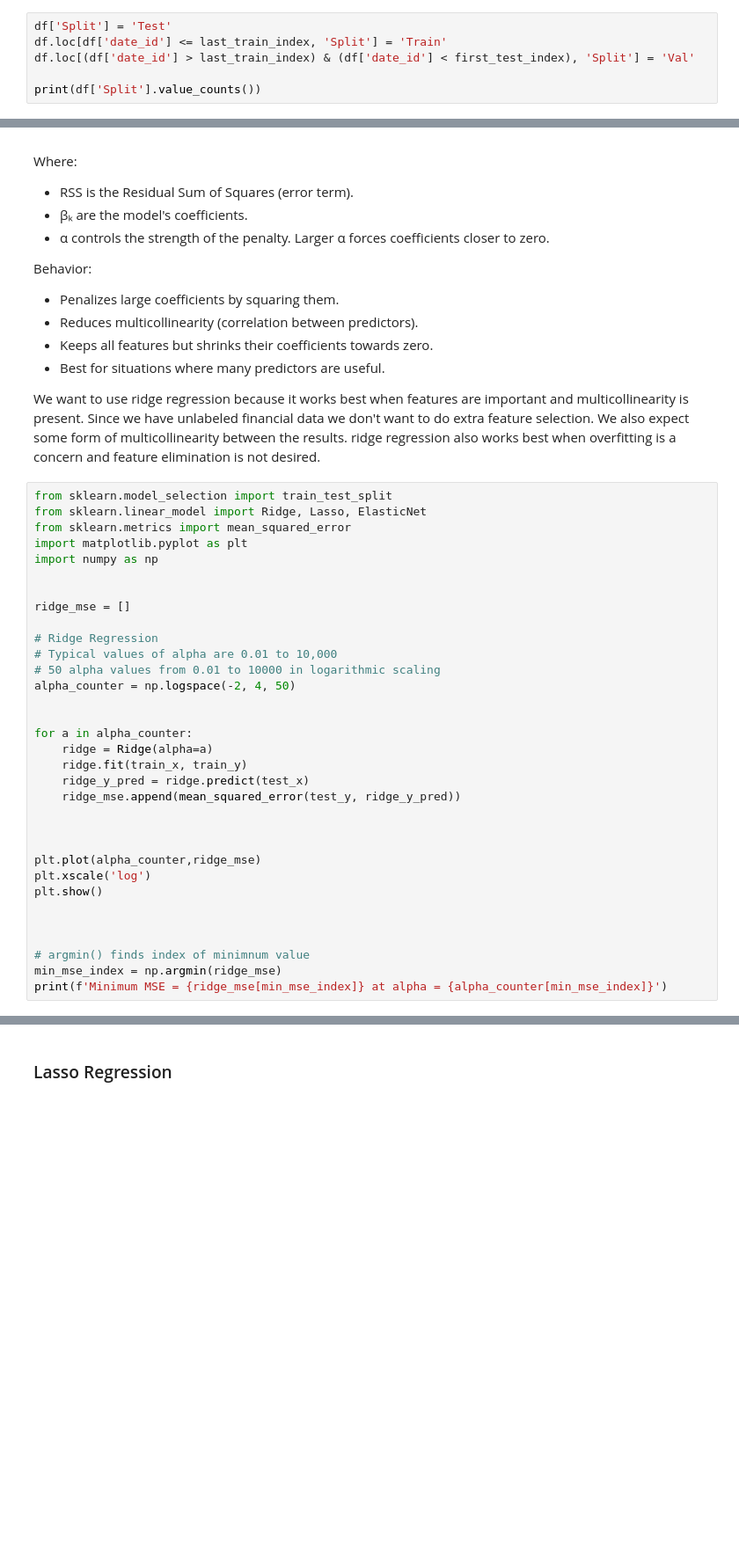
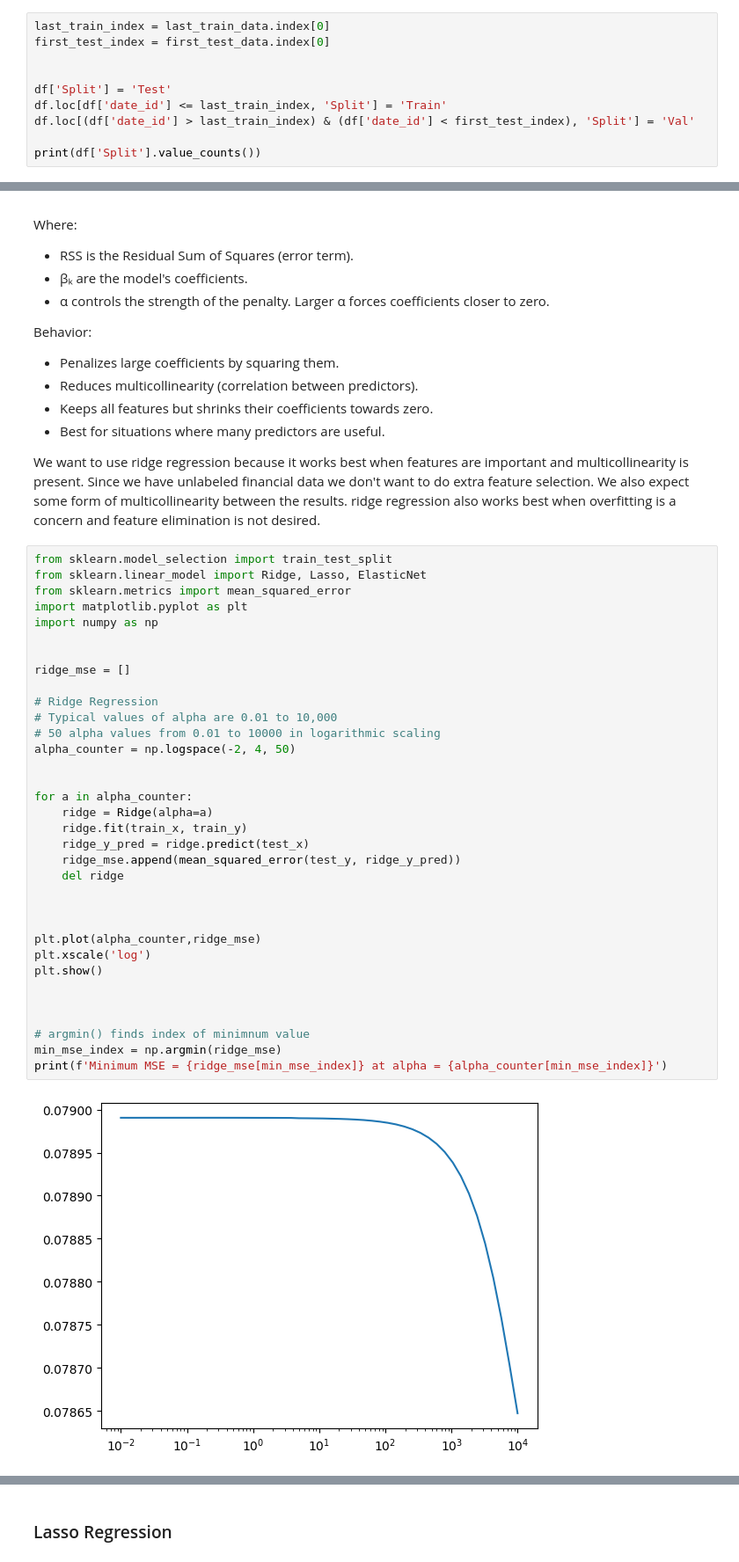
Before and after one commit to nkenny160/ecen-520-final-project, a Jupyter notebook: Jane_Street_Merge.ipynb, the cells around one changed output, grey strips where cells are left out. Shown: that part at 88% size. Saved outputs shown, nothing was run; the diff lists cells and outputs as text; blank space fills up the shorter version.

```diff
--- a/Jane_Street_Merge.ipynb
+++ b/Jane_Street_Merge.ipynb
@@ -445,6 +448,10 @@ first_test_data = date_counts[date_counts.Split == 'Test'].head(1)
 
 # print(df['Split'].value_counts())
 # %%
+last_train_index = last_train_data.index[0]
+first_test_index = first_test_data.index[0]
+
+
 df['Split'] = 'Test'
 df.loc[df['date_id'] <= last_train_index, 'Split'] = 'Train'
 df.loc[(df['date_id'] > last_train_index) & (df['date_id'] < first_test_index), 'Split'] = 'Val'
@@ -523,30 +536,33 @@ from sklearn.linear_model import Ridge, Lasso, ElasticNet
 from sklearn.metrics import mean_squared_error
 import matplotlib.pyplot as plt
 import numpy as np
 
 
 ridge_mse = []
 
 # Ridge Regression
 # Typical values of alpha are 0.01 to 10,000
 # 50 alpha values from 0.01 to 10000 in logarithmic scaling
 alpha_counter = np.logspace(-2, 4, 50)
 
 
 for a in alpha_counter:
     ridge = Ridge(alpha=a)
     ridge.fit(train_x, train_y)
     ridge_y_pred = ridge.predict(test_x)
     ridge_mse.append(mean_squared_error(test_y, ridge_y_pred))
+    del ridge
 
 
 
 plt.plot(alpha_counter,ridge_mse)
 plt.xscale('log')
 plt.show()
 
 
 
 # argmin() finds index of minimnum value
 min_mse_index = np.argmin(ridge_mse)
 print(f'Minimum MSE = {ridge_mse[min_mse_index]} at alpha = {alpha_counter[min_mse_index]}')
+# %% [output]
+[figure, added]
```
Also changed, not shown: parts of 6 cells of this notebook.
